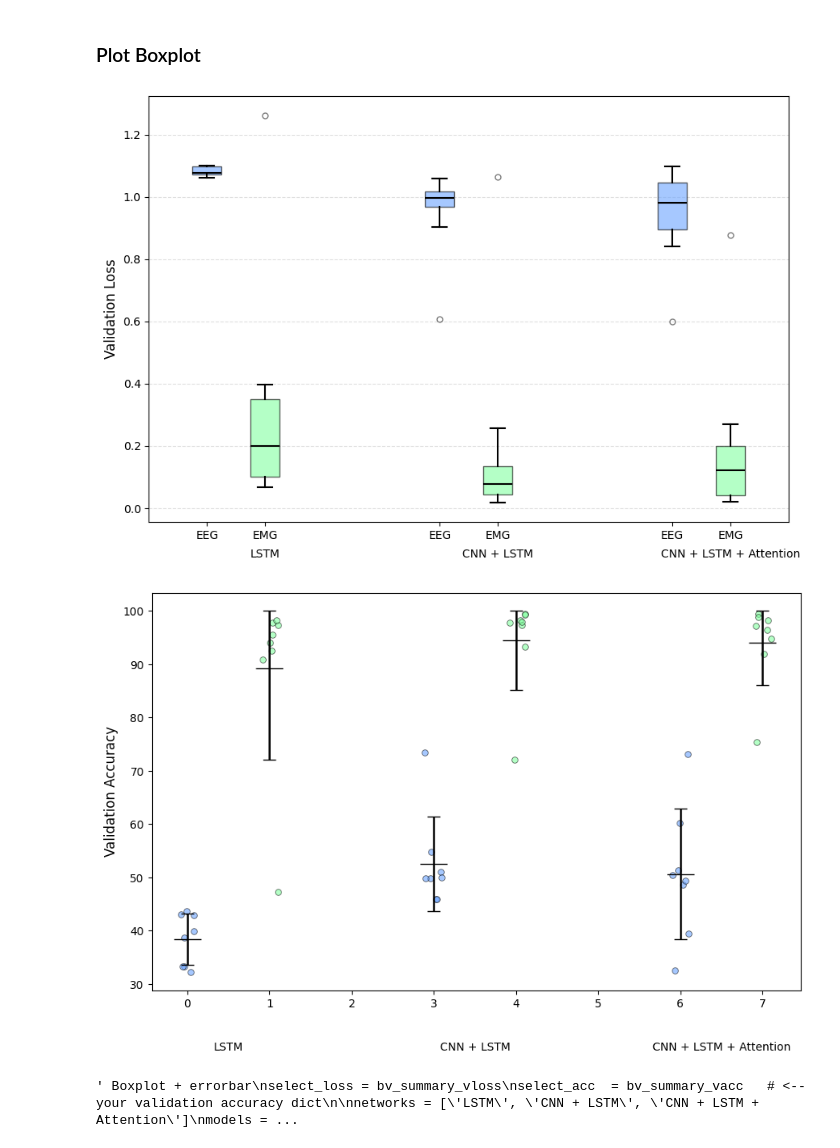
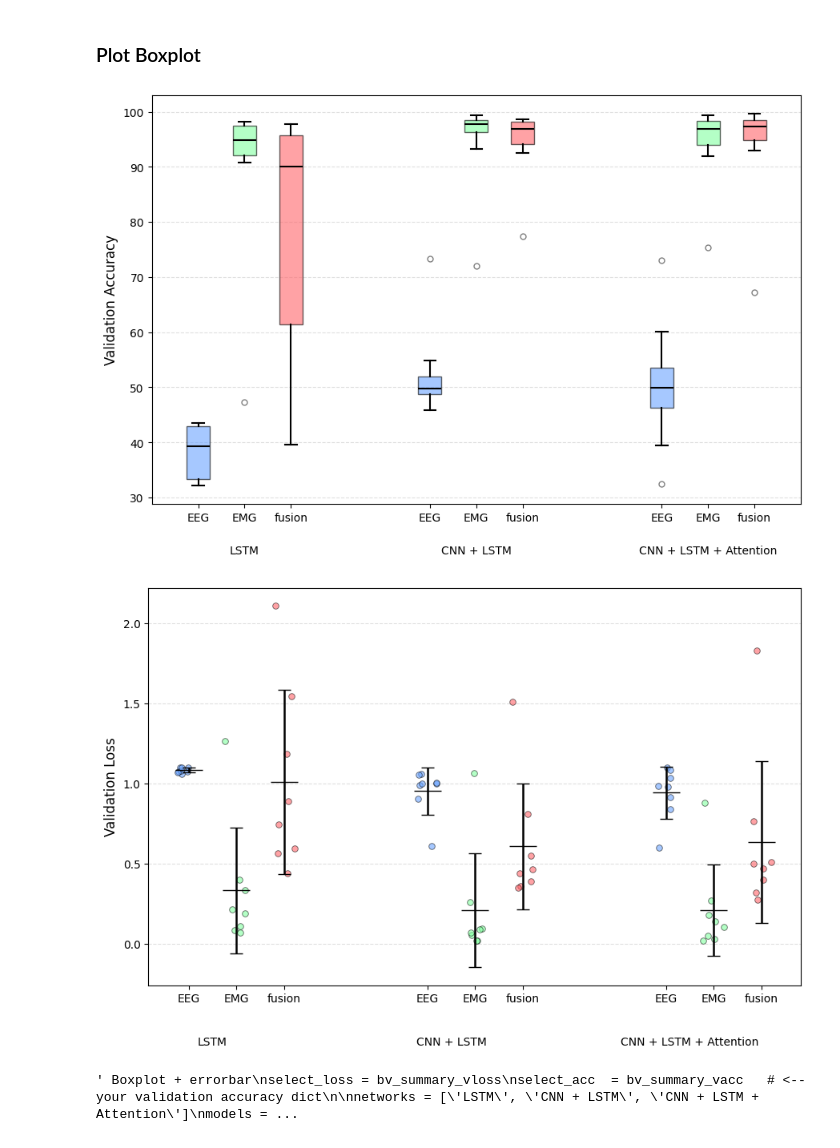
Before and after one commit to Bornholmersild/hybrid_bci, a Jupyter notebook: src/models/statistics_analysis.ipynb, the cells around one changed output. Saved outputs shown, nothing was run; the diff lists cells and outputs as text; code cells hidden in the pictures.

```diff
--- a/src/models/statistics_analysis.ipynb
+++ b/src/models/statistics_analysis.ipynb
@@ -646,6 +695,7 @@ plt.show()
 # Load data for each model and modality #
 #=======================================#
 sherpa_folders = ['SingleNet_LSTM_', 'SingleNet_CNN+LSTM_', 'SingleNet_CNN+LSTM+ATTENTION_']
+sherpa_fusion = ['FusionNet_LSTM_norm2', 'FusionNet_CNN+LSTM_norm', 'FusionNet_CNN+LSTM+ATTENTION']
 
 modality_ids = ['EEG', 'EMG']
 models_ids = ['model1', 'model2', 'model3']
@@ -658,9 +708,7 @@ ba_summary_acc = {}
 bv_summary_vacc = {}
 ba_summary_vacc = {}
 
-# Models
-    # modalities
-
+# SingleNet
 for folder, model_id in zip(sherpa_folders, models_ids):
     bv_summary_vloss[model_id] = {}
     ba_summary_vloss[model_id] = {}
@@ -680,6 +728,18 @@ for folder, model_id in zip(sherpa_folders, models_ids):
         ba_summary_acc[model_id][mod] = ba_acc
         bv_summary_vacc[model_id][mod] = bv_vacc
         ba_summary_vacc[model_id][mod] = ba_vacc
+
+# Fusion
+mod = 'fusion'
+for model, model_id in zip(sherpa_fusion, models_ids):
+        bv_loss, ba_loss, bv_acc, ba_acc, bv_vacc, ba_vacc = extract_model_specs(sherpa_log_folder = model)
+
+        bv_summary_vloss[model_id][mod] = bv_loss
+        ba_summary_vloss[model_id][mod] = ba_loss
+        bv_summary_acc[model_id][mod] = bv_acc
+        ba_summary_acc[model_id][mod] = ba_acc
+        bv_summary_vacc[model_id][mod] = bv_vacc
+        ba_summary_vacc[model_id][mod] = ba_vacc
 # %% [output]
 SingleNet_LSTM_EEG
 SingleNet_LSTM_EMG
@@ -799,11 +885,11 @@ Model model3: p=0.0078, stat=0.0000
 # %% [markdown]
 ### Plot Boxplot
 # %%
-select_data = bv_summary_vloss
+select_data = bv_summary_vacc
 
 networks = ['LSTM', 'CNN + LSTM', 'CNN + LSTM + Attention']
 models = ['model1', 'model2', 'model3']
-modalities = ['EEG', 'EMG']
+modalities = ['EEG', 'EMG', 'fusion']
 
 plt.figure(figsize=(9, 6))
 
@@ -823,7 +909,7 @@ xtick_labels = []
 modality_colors = {
     'EEG': "#6BA4FF",
     'EMG': "#83FFA0",
-    'Fusion': "#FF6469"
+    'fusion': "#FF6469"
 }
 
 # --- Build positions + data ---
@@ -849,42 +935,49 @@ box = plt.boxplot(
     positions=positions,
     widths=0.25,
     patch_artist=True,
     medianprops=dict(color='black', linewidth=1.5),
     whiskerprops=dict(linewidth=1.5),
     capprops=dict(linewidth=1.5),
     flierprops=dict(marker='o', markersize=5, alpha=0.5)
 )
 
 # --- Apply colors ---
 for patch, color in zip(box['boxes'], colors):
     patch.set_facecolor(color)
     patch.set_alpha(0.6)
 
 # --- Grid ---
 plt.grid(axis='y', linestyle='--', alpha=0.4)
 
 # --- X ticks (modalities) ---
 plt.xticks(positions, xtick_labels)
 
 # --- Model labels underneath ---
 for center, model in zip(xticks, networks):
-    plt.text(center, -0.13, model, ha='center', va='top')
+    plt.text(
+    center,
+    -0.1,  # below axis
+    model,
+    ha='center',
+    va='top',
+    transform=plt.gca().get_xaxis_transform()
+)
 
 # --- Labels ---
-plt.ylabel("Validation Loss", fontsize=12)
+plt.ylabel("Validation Accuracy", fontsize=12)
 plt.xlabel("")
 
 plt.tight_layout()
 # plt.savefig('grouped_boxplot_modalities.png', dpi=400, bbox_inches='tight')
 plt.show()
 # %% [output]
-[figure, old version]
+[figure, new version]
 # %%
-select_acc  = bv_summary_vacc   # <-- your validation accuracy dict
+select_acc  = bv_summary_vloss   # <-- your validation accuracy dict
 
 networks = ['LSTM', 'CNN + LSTM', 'CNN + LSTM + Attention']
 models = ['model1', 'model2', 'model3']
-modalities = ['EEG', 'EMG']
+modalities = ['EEG', 'EMG', 'fusion']
 
 fig, ax = plt.subplots(figsize=(9, 6))
 
@@ -893,7 +986,7 @@ data_to_plot = []
 colors = []
 
 group_spacing = 1.0
-box_spacing = 1.0
+box_spacing = 0.5
 
 pos = 0
 xticks = []
@@ -902,7 +995,7 @@ xtick_labels = []
 modality_colors = {
     'EEG': "#6BA4FF",
     'EMG': "#83FFA0",
-    'Fusion': "#FF6469"
+    'fusion': "#FF6469"
 }
 
 # --- Build positions + loss data ---
@@ -959,12 +1052,13 @@ lower = np.maximum(acc_means - acc_stds, 0.0)
 
 yerr = [acc_means - lower, upper - acc_means]
 
+kkk = 0
+for x, mean, err, color in zip(acc_positions, acc_means, acc_stds, acc_colors):
 
-for x, mean, err, color in zip(acc_positions, acc_means, np.array(yerr).T, acc_colors):
     ax.errorbar(
         x,
         mean,
-        yerr=[[err[0]], [err[1]]],
+        yerr= err, #[[err[0]], [err[1]]],
         fmt='_',
         capsize=6,
         markersize=25,
@@ -973,25 +1067,11 @@ for x, mean, err, color in zip(acc_positions, acc_means, np.array(yerr).T, acc_c
         zorder = 4
     )
 
-# ax2.errorbar(
-#     acc_positions,
-#     acc_means,
-#     yerr=acc_stds,
-#     fmt='o',
-#     capsize=5,
-#     markersize=5,
-#     linewidth=1.5,
-#     color='black',
-#     label='Validation Accuracy'
-# )
 
-ax.set_ylabel("Validation Accuracy", fontsize=12)
+ax.set_ylabel("Validation Loss", fontsize=12)
 
-# Optional if your accuracies are percentages
-# ax.set_ylim(0, 100)
-
-# Optional if your accuracies are decimals
-# ax2.set_ylim(0, 1)
+# --- X ticks (modalities) ---
+plt.xticks(positions, xtick_labels)
 
 # --- Model labels underneath ---
 for center, net in zip(xticks, networks):
@@ -1004,7 +1084,9 @@ for center, net in zip(xticks, networks):
         transform=ax.get_xaxis_transform()
     )
 
+
 fig.tight_layout()
+plt.grid(axis='y', linestyle='--', alpha=0.4)
 plt.show()
 
 ''' Boxplot + errorbar
@@ -1147,5 +1229,5 @@ fig.tight_layout()
 plt.show()
 '''
 # %% [output]
-[figure, old version]
+[figure, new version]
 ' Boxplot + errorbar\nselect_loss = bv_summary_vloss\nselect_acc  = bv_summary_vacc   # <-- your validation accuracy dict\n\nnetworks = [\'LSTM\', \'CNN + LSTM\', \'CNN + LSTM + Attention\']\nmodels = ...
```
Also changed, not shown: parts of 8 cells of this notebook, 33 other files.
